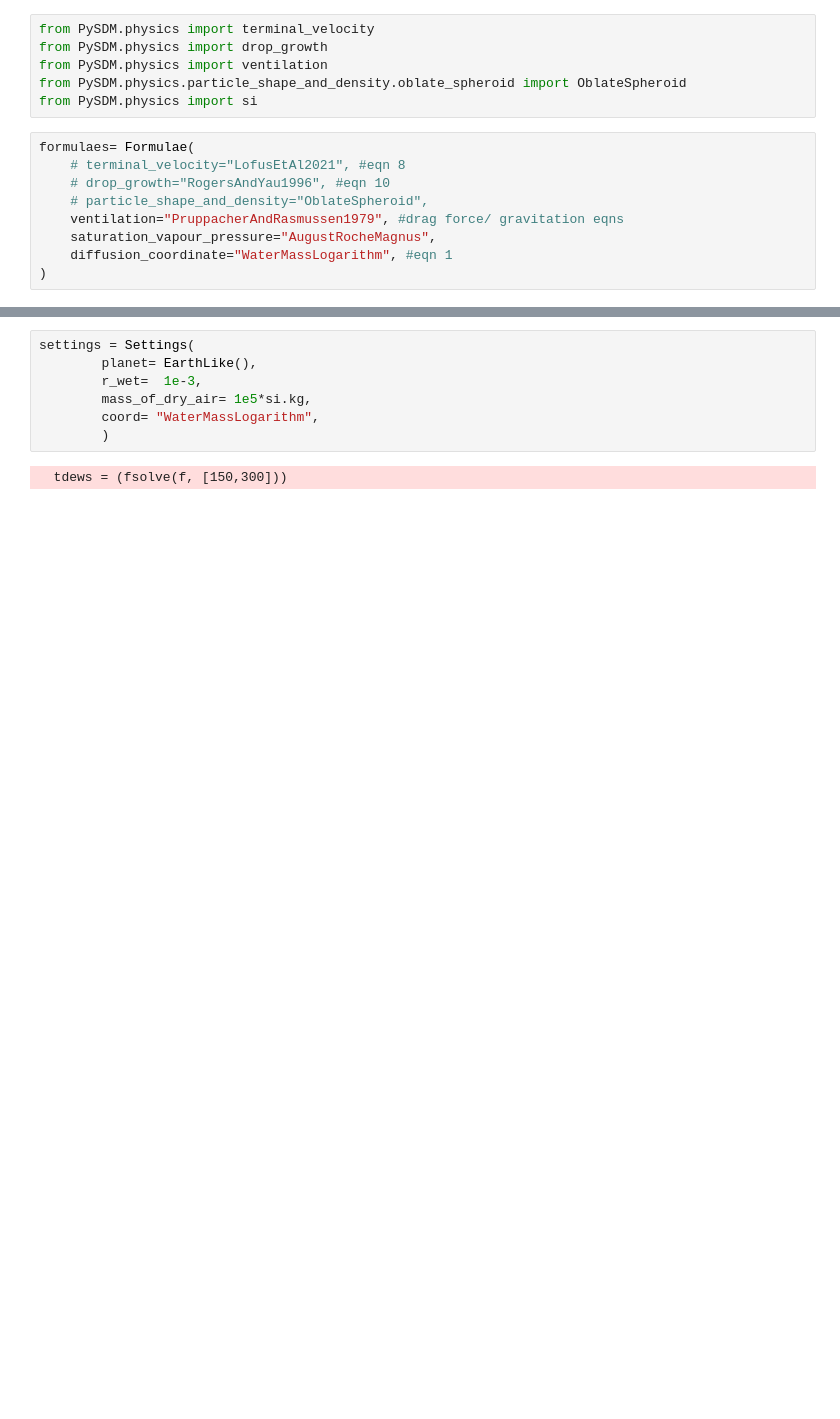
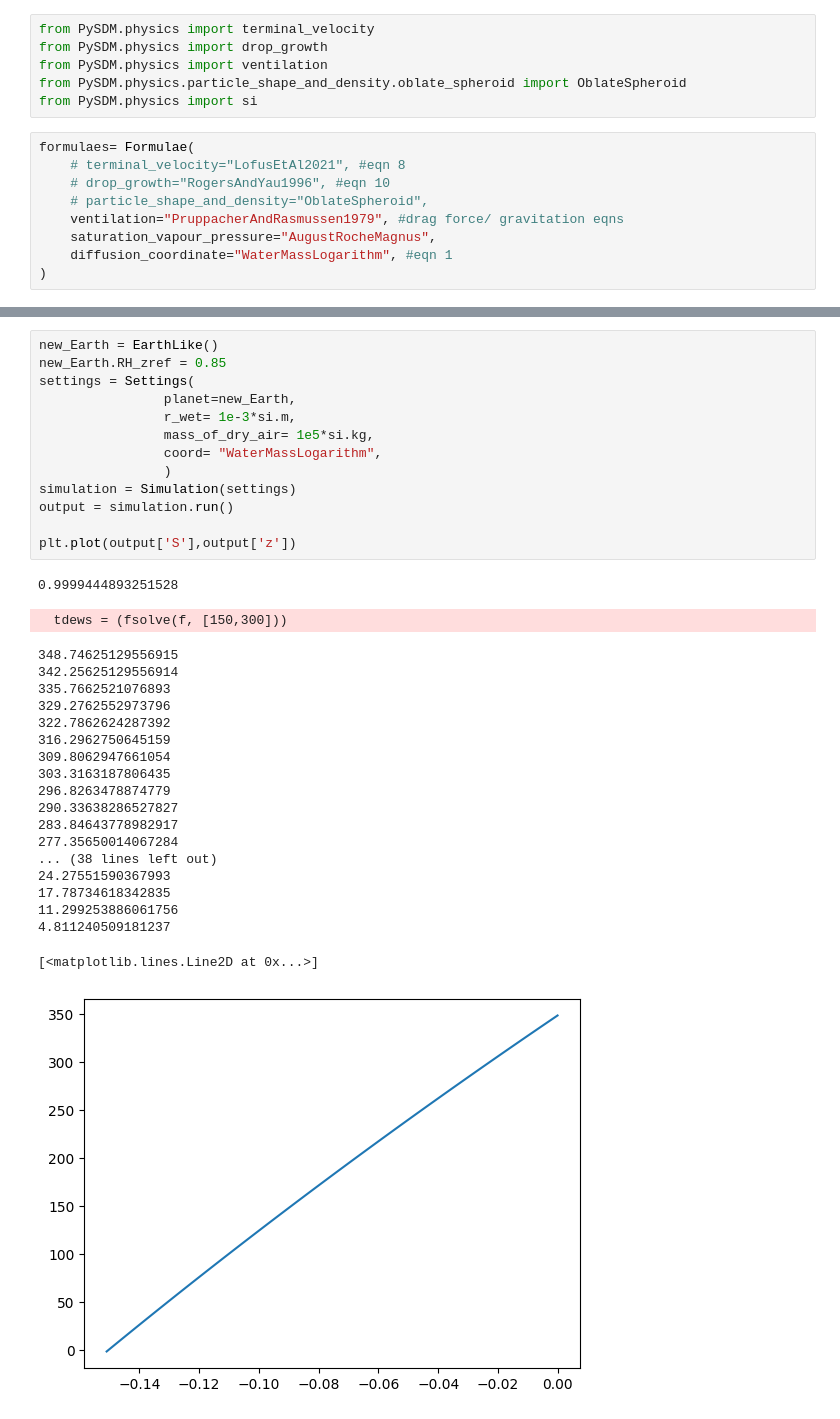
Before and after one commit to AlienRainEnjoyers/PySDM, a Jupyter notebook: examples/PySDM_examples/Loftus_and_Wordsworth_2021/figure_2.ipynb, the cells around one changed output, grey strips where cells are left out. Cells and saved outputs as stored; diff of their text form; blank space fills up the shorter version.

```diff
--- a/examples/PySDM_examples/Loftus_and_Wordsworth_2021/figure_2.ipynb
+++ b/examples/PySDM_examples/Loftus_and_Wordsworth_2021/figure_2.ipynb
@@ -27,10 +68,36 @@ formulaes= Formulae(
 # %%
+new_Earth = EarthLike()
+new_Earth.RH_zref = 0.85
 settings = Settings(
-        planet= EarthLike(),
-        r_wet=  1e-3,
-        mass_of_dry_air= 1e5*si.kg,
-        coord= "WaterMassLogarithm",
-        )
+                planet=new_Earth,
+                r_wet= 1e-3*si.m,
+                mass_of_dry_air= 1e5*si.kg,
+                coord= "WaterMassLogarithm",
+                )
+simulation = Simulation(settings)
+output = simulation.run()
+
+plt.plot(output['S'],output['z'])
 # %% [output]
-  tdews = (fsolve(f, [150,300]))
+0.9999444893251528
+  tdews = (fsolve(f, [150,300]))
+348.74625129556915
+342.25625129556914
+335.7662521076893
+329.2762552973796
+322.7862624287392
+316.2962750645159
+309.8062947661054
+303.3163187806435
+296.8263478874779
+290.33638286527827
+283.84643778982917
+277.35650014067284
+... (38 lines left out)
+24.27551590367993
+17.78734618342835
+11.299253886061756
+4.811240509181237
+[<matplotlib.lines.Line2D at 0x...>]
+[figure, added]
 # %%
```
Also changed, not shown: parts of 6 cells of this notebook, 2 other files.
